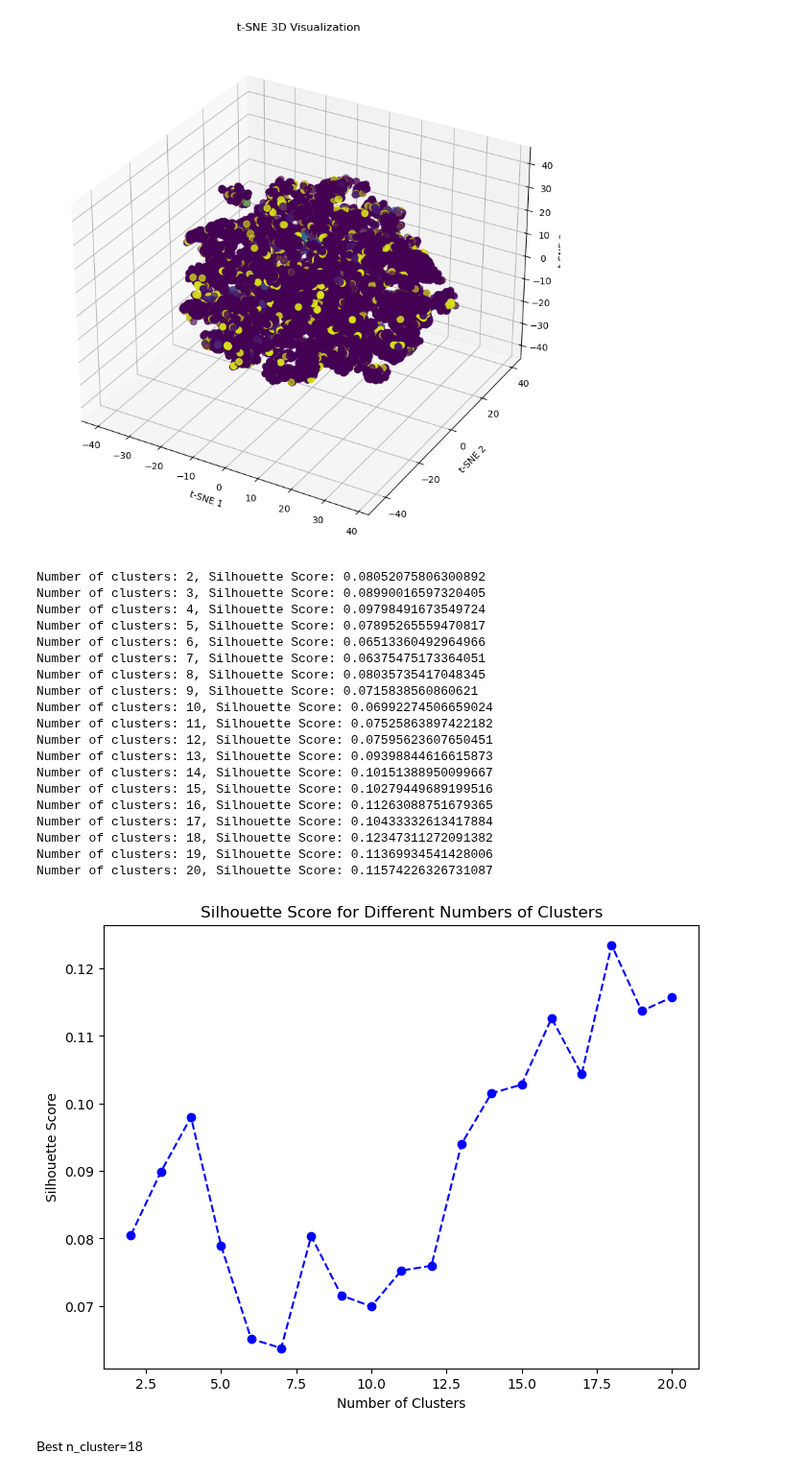
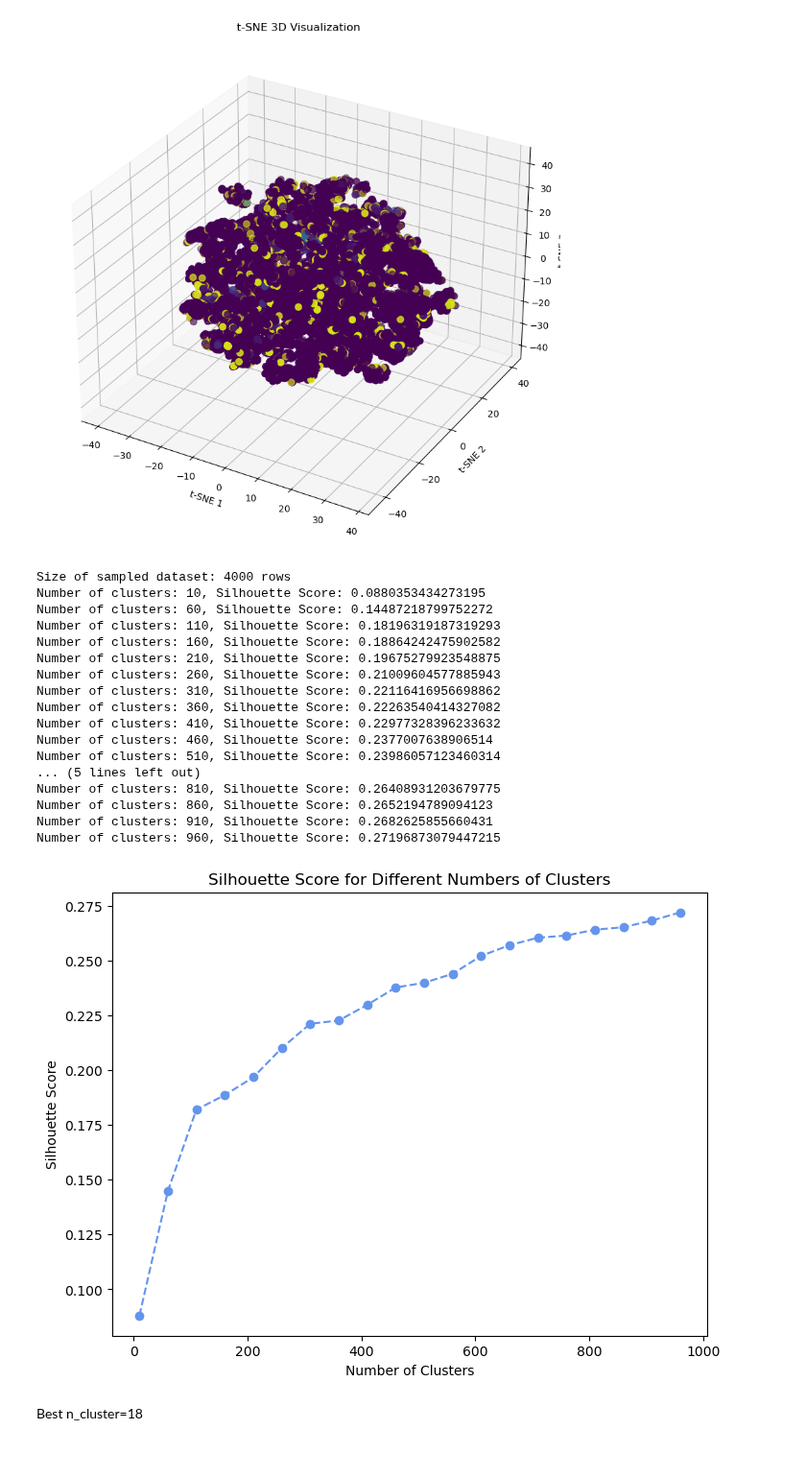
Before and after one commit to sralter/term_deposit_marketing, a Jupyter notebook: term_deposit_marketing.ipynb, the cells around one changed output. Shown at 96% size. Saved outputs shown, nothing was run; the diff lists cells and outputs as text; code cells hidden in the pictures.

Commit message:
explore silhouette plots

```diff
--- a/term_deposit_marketing.ipynb
+++ b/term_deposit_marketing.ipynb
@@ -1840,57 +1840,66 @@ plt.show()
 # %% [output]
 [figure]
 # %%
-X_3_sample_scaled=scaler.fit_transform(X_3_dummies.sample(frac=.1))
+from sklearn.preprocessing import MinMaxScaler
+
+mmscaler=MinMaxScaler()
+scaler=StandardScaler()
+
+data=X_3_dummies.sample(frac=.1)
+
+X_3_sample_scaled=scaler.fit_transform(data)
+
+print(f'Size of sampled dataset: {data.shape[0]} rows')
 
 silhouette_scores=[]
 
+range_=range(10,1001,50)
+
 # test different number of clusters
-for n_clusters in range(2,21):
+for n_clusters in range_:
 #     initialize kmeans
     kmeans=KMeans(n_clusters=n_clusters,random_state=seed)
 
 #     fit KMeans to the data
     kmeans.fit(X_3_sample_scaled)
 
 #     get cluster labels
     cluster_labels=kmeans.labels_
 
 #     calculate the silhouette score
     score=silhouette_score(X_3_sample_scaled,cluster_labels)
 
 #     append the score to the list
     silhouette_scores.append(score)
 
     print(f'Number of clusters: {n_clusters}, Silhouette Score: {score}')
 
 # plot the silhouette scores for different numbers of clusters
 plt.figure(figsize=(8, 6))
-plt.plot(range(2, 21), silhouette_scores, marker='o', linestyle='--', color='b')
+plt.plot(range_, silhouette_scores, marker='o', linestyle='--', color='cornflowerblue')
 plt.xlabel('Number of Clusters')
 plt.ylabel('Silhouette Score')
 plt.title('Silhouette Score for Different Numbers of Clusters')
 plt.show()
 # %% [output]
-Number of clusters: 2, Silhouette Score: 0.08052075806300892
-Number of clusters: 3, Silhouette Score: 0.08990016597320405
-Number of clusters: 4, Silhouette Score: 0.09798491673549724
-Number of clusters: 5, Silhouette Score: 0.07895265559470817
-Number of clusters: 6, Silhouette Score: 0.06513360492964966
-Number of clusters: 7, Silhouette Score: 0.06375475173364051
-Number of clusters: 8, Silhouette Score: 0.08035735417048345
-Number of clusters: 9, Silhouette Score: 0.0715838560860621
-Number of clusters: 10, Silhouette Score: 0.06992274506659024
-Number of clusters: 11, Silhouette Score: 0.07525863897422182
-Number of clusters: 12, Silhouette Score: 0.07595623607650451
-Number of clusters: 13, Silhouette Score: 0.09398844616615873
-Number of clusters: 14, Silhouette Score: 0.10151388950099667
-Number of clusters: 15, Silhouette Score: 0.10279449689199516
-Number of clusters: 16, Silhouette Score: 0.11263088751679365
-Number of clusters: 17, Silhouette Score: 0.10433332613417884
-Number of clusters: 18, Silhouette Score: 0.12347311272091382
-Number of clusters: 19, Silhouette Score: 0.11369934541428006
-Number of clusters: 20, Silhouette Score: 0.11574226326731087
+Size of sampled dataset: 4000 rows
+Number of clusters: 10, Silhouette Score: 0.0880353434273195
+Number of clusters: 60, Silhouette Score: 0.14487218799752272
+Number of clusters: 110, Silhouette Score: 0.18196319187319293
+Number of clusters: 160, Silhouette Score: 0.18864242475902582
+Number of clusters: 210, Silhouette Score: 0.19675279923548875
+Number of clusters: 260, Silhouette Score: 0.21009604577885943
+Number of clusters: 310, Silhouette Score: 0.22116416956698862
+Number of clusters: 360, Silhouette Score: 0.22263540414327082
+Number of clusters: 410, Silhouette Score: 0.22977328396233632
+Number of clusters: 460, Silhouette Score: 0.2377007638906514
+Number of clusters: 510, Silhouette Score: 0.23986057123460314
+... (5 lines left out)
+Number of clusters: 810, Silhouette Score: 0.26408931203679775
+Number of clusters: 860, Silhouette Score: 0.2652194789094123
+Number of clusters: 910, Silhouette Score: 0.2682625855660431
+Number of clusters: 960, Silhouette Score: 0.27196873079447215
-[figure, old version]
+[figure, new version]
 # %% [markdown]
 Best n_cluster=18
 # %%
```
Also changed, not shown: parts of 9 cells of this notebook.
